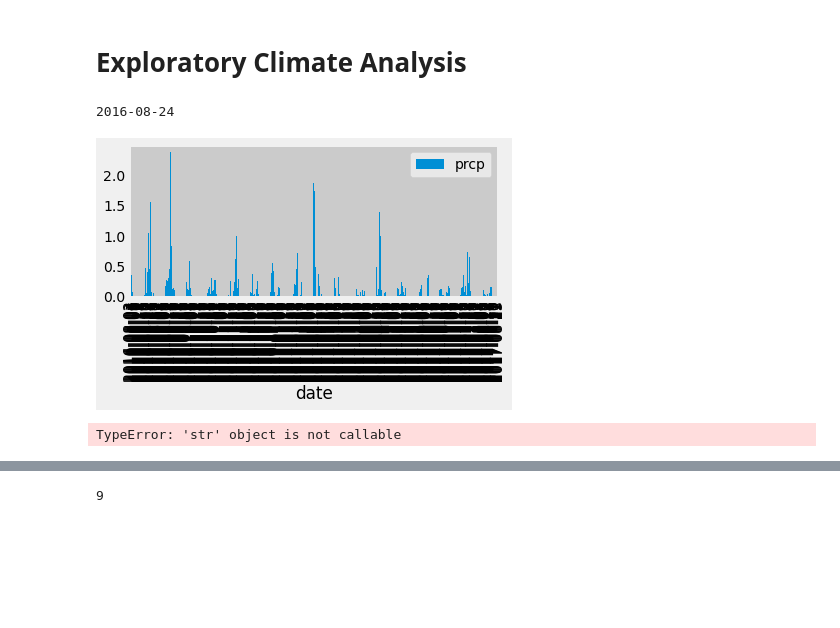
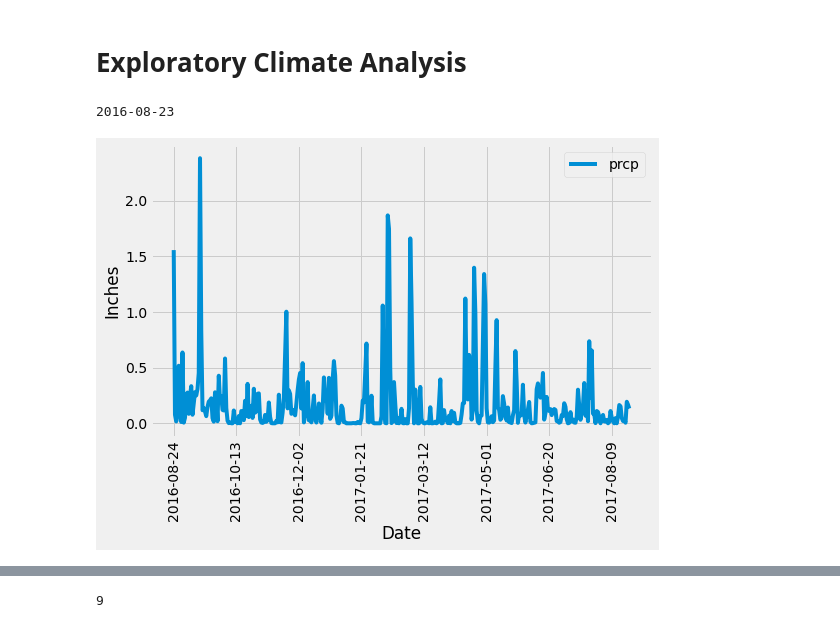
Before and after one commit to ZachKopec/sqlalchemy-challenge, a Jupyter notebook: climate_starter.ipynb, the cells around one changed output, grey strips where cells are left out. Cells and saved outputs as stored; diff of their text form; code cells hidden in the pictures; blank space fills up the shorter version.

Commit message:
fixed precipiation graph, summary stats and histogram

```diff
--- a/climate_starter.ipynb
+++ b/climate_starter.ipynb
@@ -40,48 +40,48 @@ session = Session(engine)
 # %%
 # Design a query to retrieve the last 12 months of precipitation data and plot the results
 session.query(Measure.station, Measure.date, Measure.prcp, Measure.tobs).\
-    filter(Measure.date > '2016-08-01').\
+    filter(Measure.date > '2016-08-23').\
     order_by(Measure.date).all()
 
 # Calculate the date 1 year ago from the last data point in the database
 last_date = session.query(Measure.date).\
             order_by(Measure.date.desc()).limit(1).all()
 
 last_measure = last_date[0]
 convert_start = last_measure[0]
 last_year = convert_start[0:4]
 last_year_num = int(convert_start[0:4])
 last_month_num = int(convert_start[5:7])
 last_day_num = int(convert_start[8:10])
 
-year_ago = dt.date(last_year_num, last_month_num, last_day_num) - dt.timedelta(days=364)
-print(year_ago)
+year_ago = dt.date(last_year_num, last_month_num, last_day_num) - dt.timedelta(days=365)
+#print(year_ago)
 
 # Perform a query to retrieve the data and precipitation scores
 sel = [Measure.date,
        func.avg(Measure.prcp)]
 
 data_agg = session.query(*sel).\
-    filter(Measure.date > '2016-08-01').\
+    filter(Measure.date > '2016-08-23').\
     group_by(Measure.date).\
     order_by(Measure.date).all()
 data_agg
 
 # Save the query results as a Pandas DataFrame and set the index to the date column
 df = pd.DataFrame(data_agg, columns=['date', 'prcp'])
 df.set_index('date', inplace=True)
 
 # Sort the dataframe by date
 precip_df = df.sort_values(by=['date'])
 
 # Use Pandas Plotting with Matplotlib to plot the data
-precip_plot = precip_df.plot.bar()
-plt.tight_layout()
+precip_df.plot(figsize=(8,5))
+plt.xlabel("Date")
+plt.xticks(rotation = 90)
+plt.ylabel("Inches")
 plt.show()
-plt.ylabel('inches')
 # %% [output]
-2016-08-24
+2016-08-23
-[figure, old version]
+[figure, new version]
-TypeError: 'str' object is not callable
 # %%
 # Use Pandas to calcualte the summary statistics for the precipitation data
```
Also changed, not shown: parts of 4 cells of this notebook.
